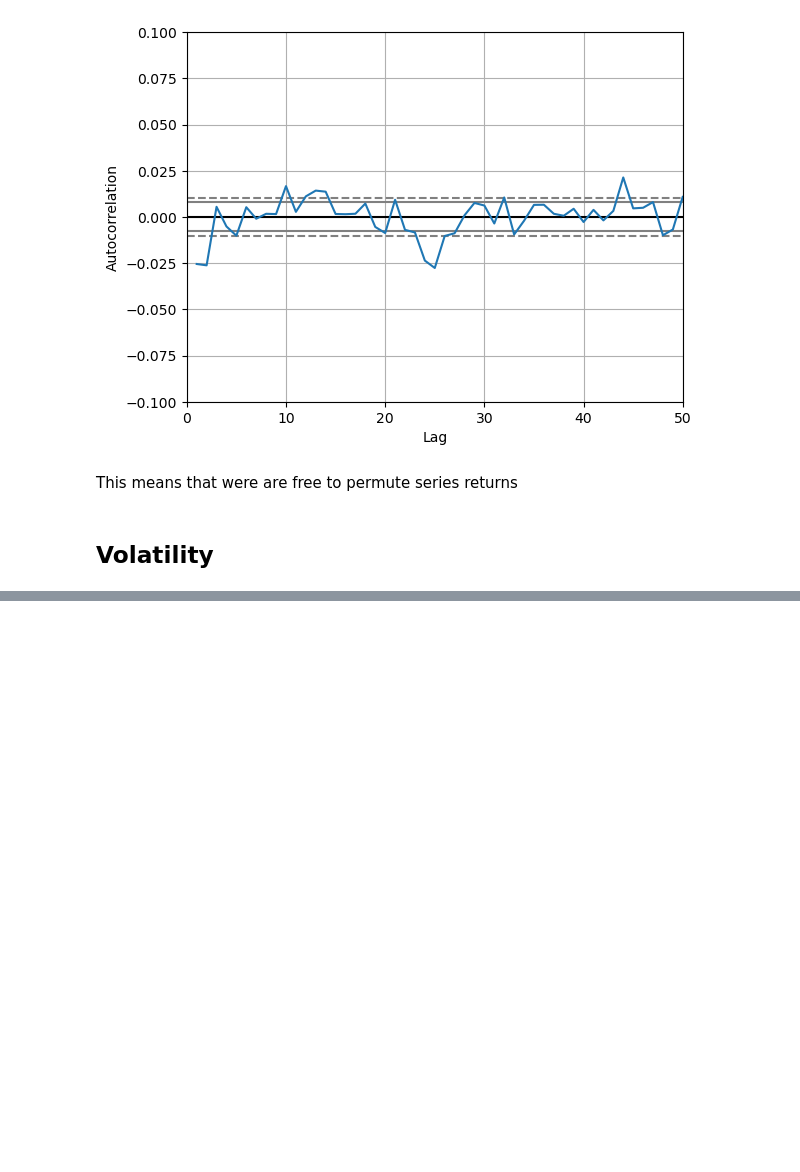
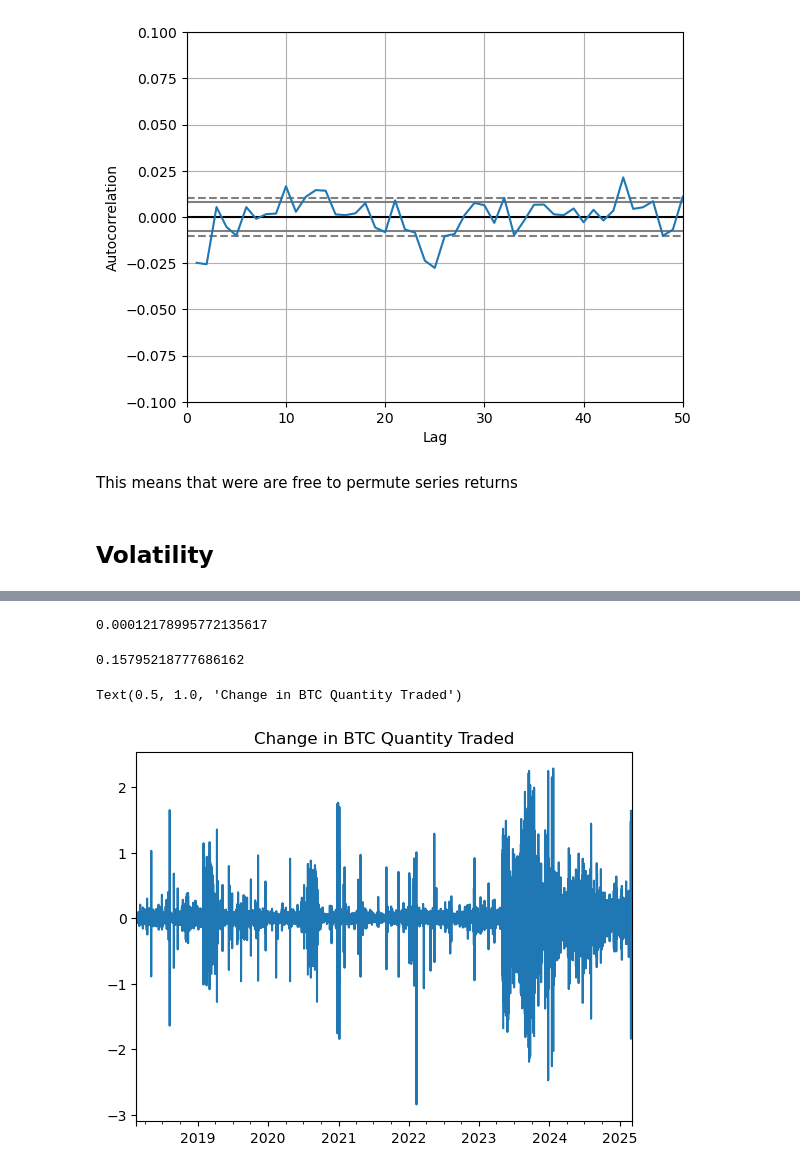
Before and after one commit to jofu-tofu/Trading-Bot, a Jupyter notebook: Uncon Backtest/BTC Testinng/btc_eda.ipynb, the cells around one changed output, grey strips where cells are left out. Drawn from its saved outputs; the diff is of its cells as text; code cells hidden in the pictures; blank space fills up the shorter version.

```diff
--- a/Uncon Backtest/BTC Testinng/btc_eda.ipynb
+++ b/Uncon Backtest/BTC Testinng/btc_eda.ipynb
@@ -88,0 +90,15 @@ Freq: h, Name: close, Length: 61891, dtype: float64
+# %%
+reload(ts_util)
+ts_util.compute_entropy(5, np.log(np.power((btc_ret.rolling(24).std()*btc_ohlc['volume']), 2/3)).diff().dropna())
+# %% [output]
+0.00012178995772135617
+# %%
+ts_util.compute_entropy(10, btc_ret)
+# %% [output]
+0.15795218777686162
+# %%
+np.log(btc_ohlc['volume']/np.exp(btc_ohlc['close'])).diff().plot()
+plt.title('Change in BTC Quantity Traded')
+# %% [output]
+Text(0.5, 1.0, 'Change in BTC Quantity Traded')
+[figure, added]
```
Also changed, not shown: parts of 8 cells of this notebook, 7 other files.
